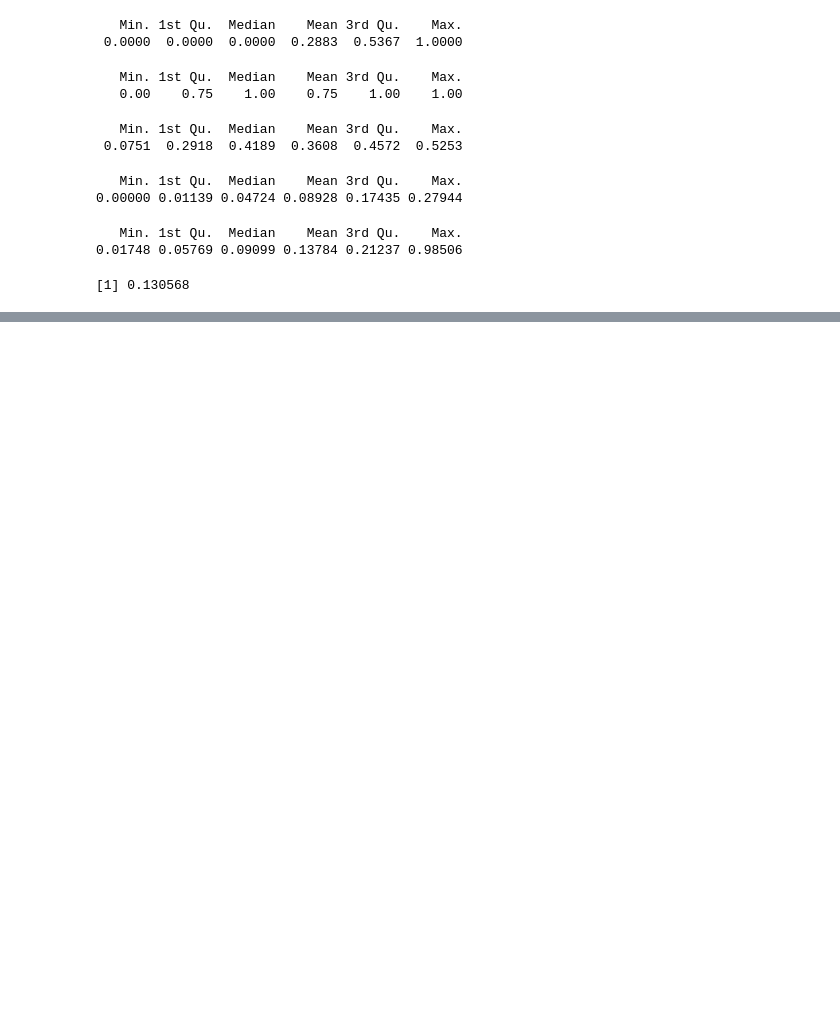
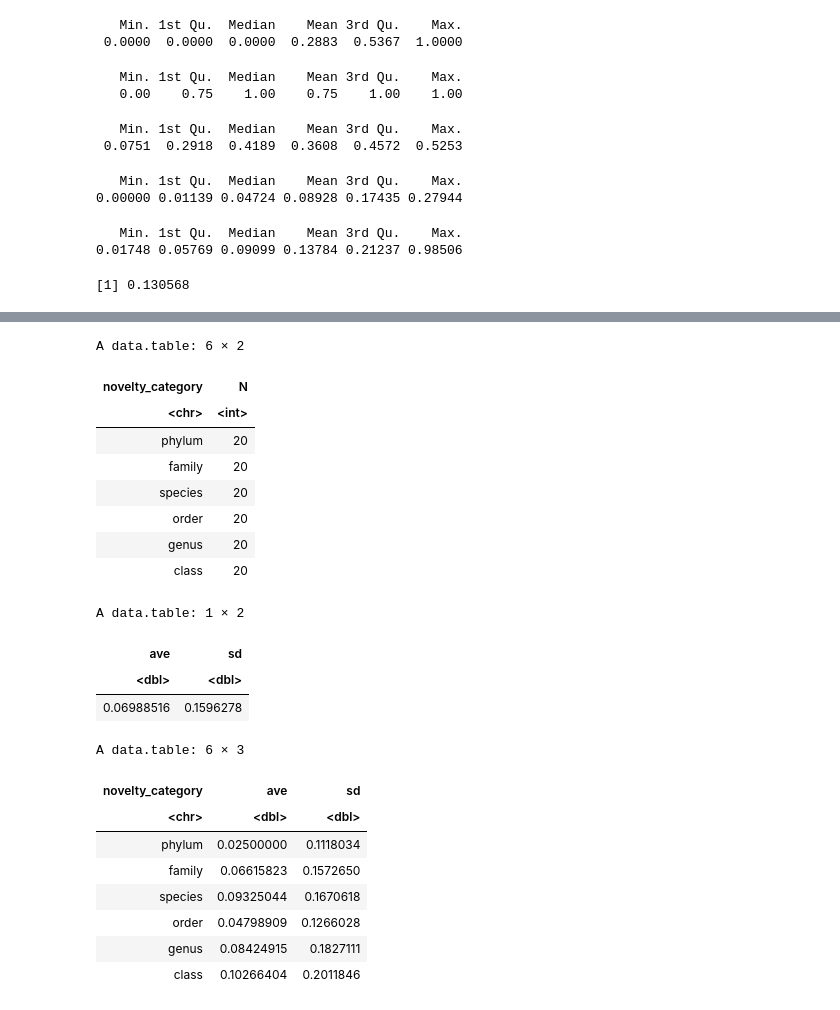
Before and after one commit to wwood/singlem-benchmarking, a Jupyter notebook: 2_phylogenetic_novelty/plot.ipynb, the cells around one changed output, grey strips where cells are left out. Cells and saved outputs as stored; diff of their text form; code cells hidden in the pictures; blank space fills up the shorter version.

```diff
--- a/2_phylogenetic_novelty/plot.ipynb
+++ b/2_phylogenetic_novelty/plot.ipynb
@@ -369,0 +390,30 @@ sd(overclassification_rates2[tool=='kraken'][novelty_category!='species', overcl
+# %%
+# We set the total unassigned to 0.5, maximum, because that is the best possible scenario for the tool
+unassigned_motus = motus_profiles2[taxon == 'unassigned']
+unassigned_motus[relabund > 0.5, relabund := 0.5]
+unassigned_motus[,.N, by=novelty_category]
+unassigned_motus[,.(ave=mean(relabund), sd=sd(relabund))]
+unassigned_motus[,.(ave=mean(relabund), sd=sd(relabund)), by=list(novelty_category)]
+# %% [output]
+A data.table: 6 × 2
+| novelty_category | N |
+| <chr> | <int> |
+| phylum | 20 |
+| family | 20 |
+| species | 20 |
+| order | 20 |
+| genus | 20 |
+| class | 20 |
+A data.table: 1 × 2
+| ave | sd |
+| <dbl> | <dbl> |
+| 0.06988516 | 0.1596278 |
+A data.table: 6 × 3
+| novelty_category | ave | sd |
+| <chr> | <dbl> | <dbl> |
+| phylum | 0.02500000 | 0.1118034 |
+| family | 0.06615823 | 0.1572650 |
+| species | 0.09325044 | 0.1670618 |
+| order | 0.04798909 | 0.1266028 |
+| genus | 0.08424915 | 0.1827111 |
+| class | 0.10266404 | 0.2011846 |
```
Also changed, not shown: parts of 6 cells of this notebook, 3 other files.
